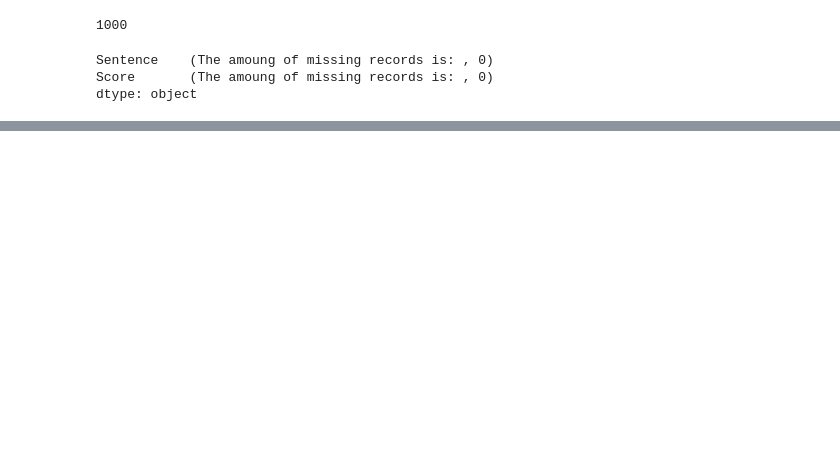
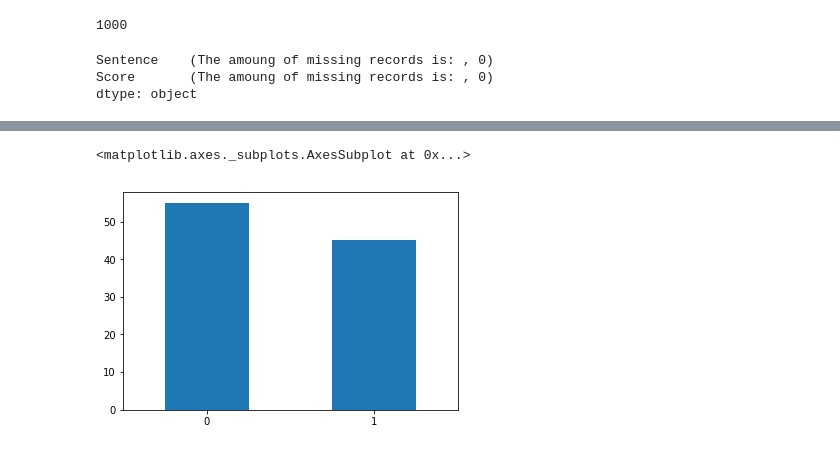
Before and after one commit to orison09/data_mining_hw_1, a Jupyter notebook: hw_1.ipynb, the cells around one changed output, grey strips where cells are left out. Saved outputs shown, nothing was run; the diff lists cells and outputs as text; code cells hidden in the pictures; blank space fills up the shorter version.

```diff
--- a/hw_1.ipynb
+++ b/hw_1.ipynb
@@ -265,0 +344,2 @@ dtype: object
+# %%
+X_sample = X.sample(n=100)
@@ -265,0 +363,5 @@ dtype: object
+# %%
+X_sample.Score.value_counts().plot(kind="bar",rot=0)
+# %% [output]
+<matplotlib.axes._subplots.AxesSubplot at 0x...>
+[figure, added]
```
Also changed, not shown: parts of 23 cells of this notebook.
